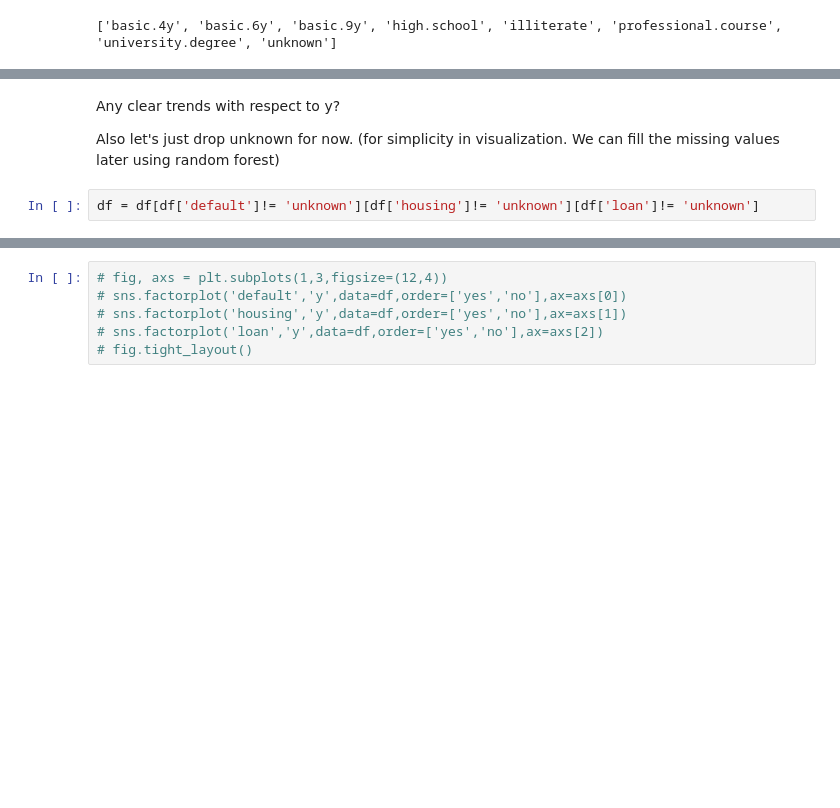
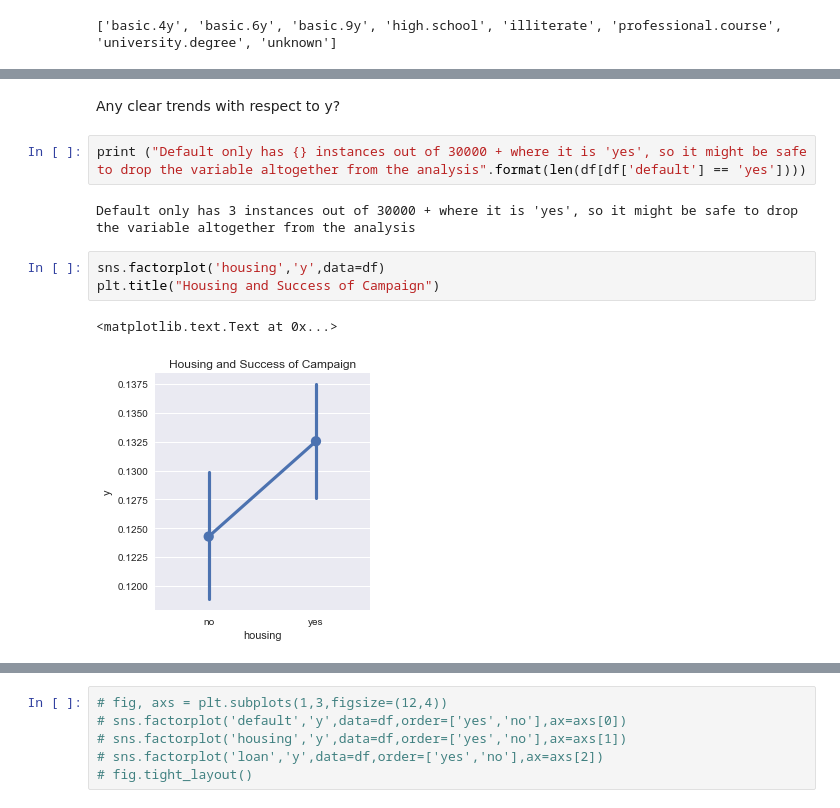
Before and after one commit to nachiketmparanjape/Bank_UCI, a Jupyter notebook: Bank_UCI_exploration.ipynb, the cells around one changed output, grey strips where cells are left out. Cells and saved outputs as stored; diff of their text form; blank space fills up the shorter version.

```diff
--- a/Bank_UCI_exploration.ipynb
+++ b/Bank_UCI_exploration.ipynb
@@ -263,6 +297,12 @@ sns.factorplot(data=df,y='loan',kind='count',order=['yes','no','unknown'])
-# %% [markdown]
-Any clear trends with respect to y?
-
-Also let's just drop unknown for now. (for simplicity in visualization. We can fill the missing values later using random forest)
-# %%
-df = df[df['default']!= 'unknown'][df['housing']!= 'unknown'][df['loan']!= 'unknown']
+# %% [markdown]
+Any clear trends with respect to y?
+# %%
+print ("Default only has {} instances out of 30000 + where it is 'yes', so it might be safe to drop the variable altogether from the analysis".format(len(df[df['default'] == 'yes'])))
+# %% [output]
+Default only has 3 instances out of 30000 + where it is 'yes', so it might be safe to drop the variable altogether from the analysis
+# %%
+sns.factorplot('housing','y',data=df)
+plt.title("Housing and Success of Campaign")
+# %% [output]
+<matplotlib.text.Text at 0x...>
+[figure, added]
```
Also changed, not shown: parts of 26 cells of this notebook.
